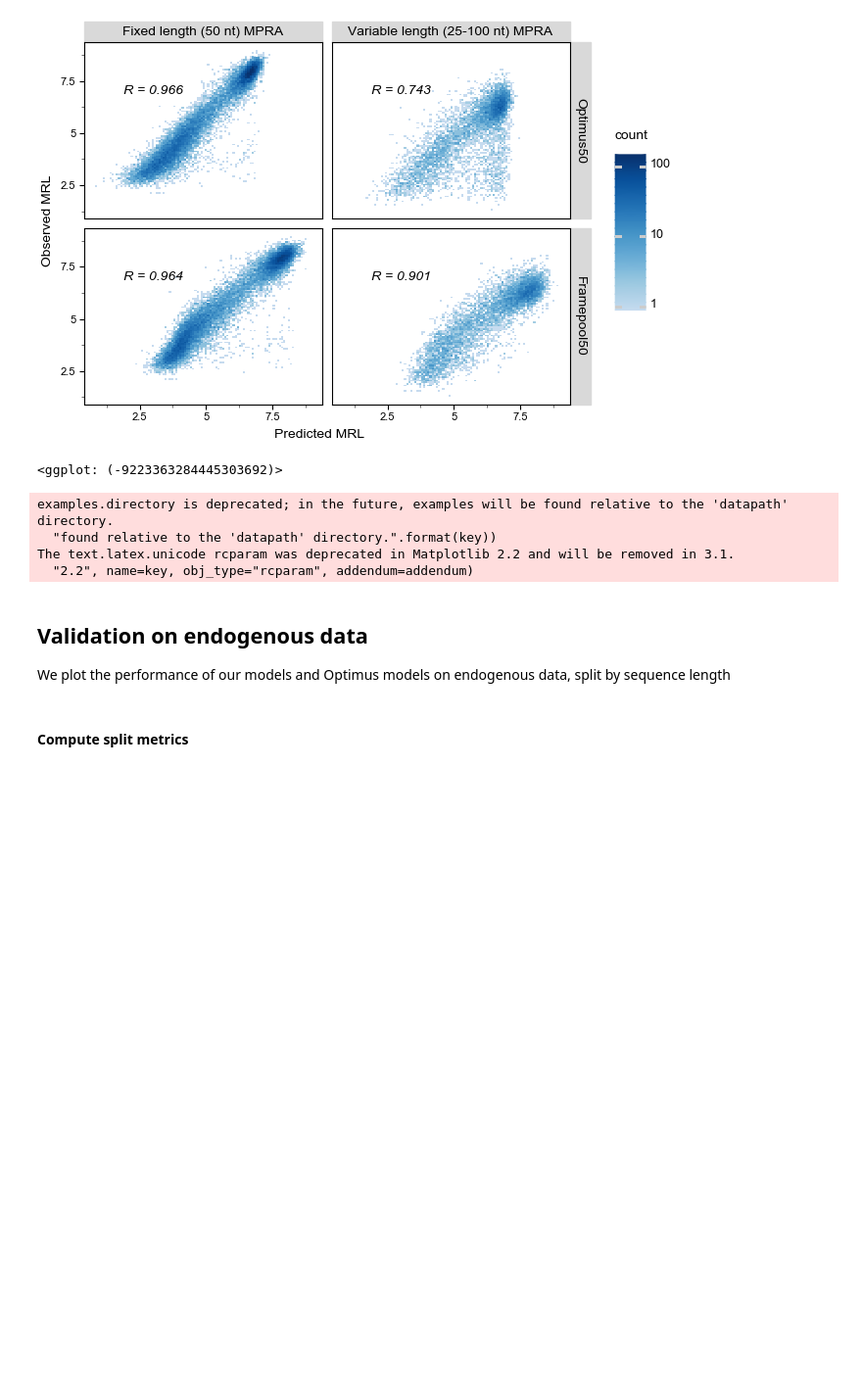
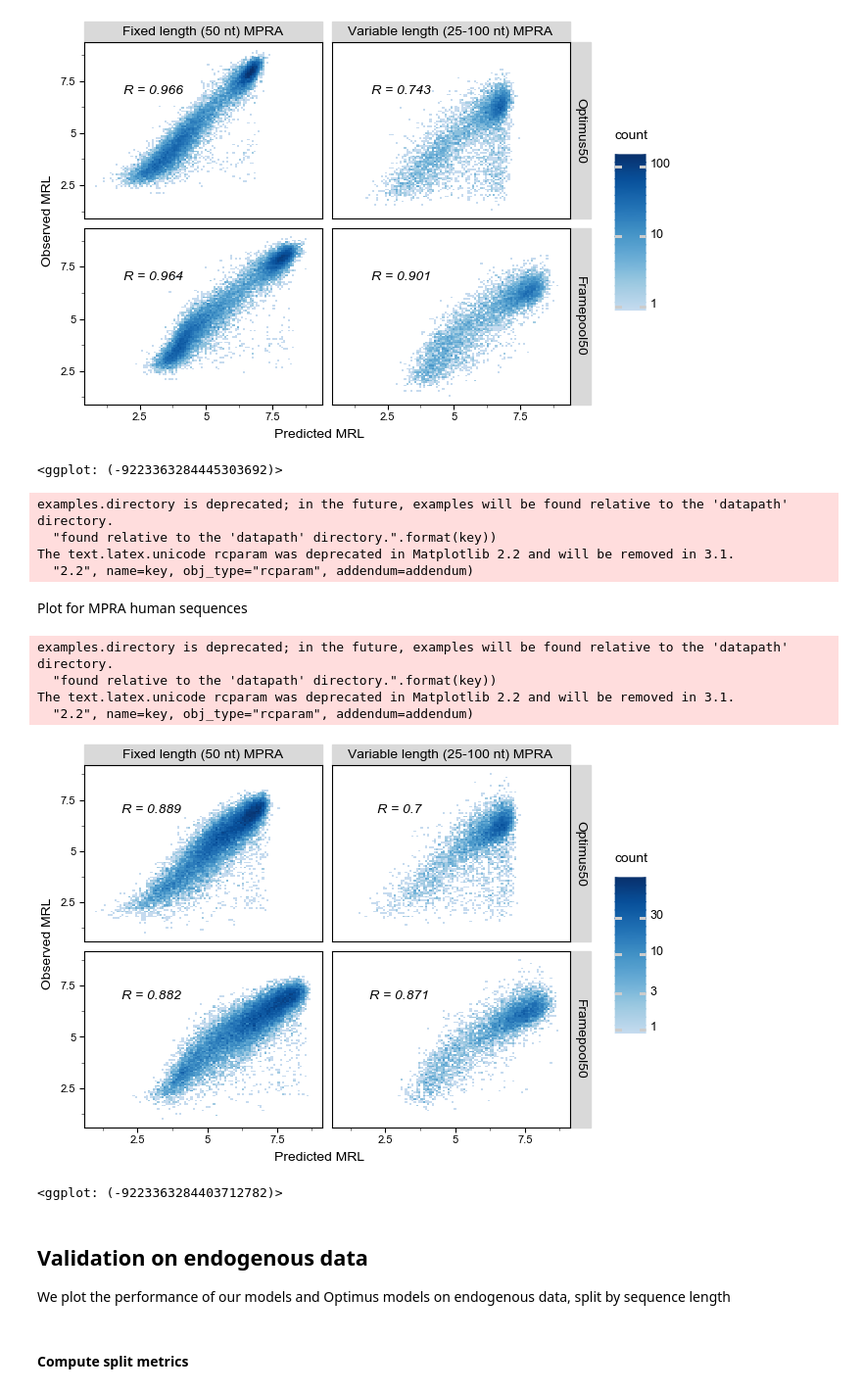
Before and after one commit to Karollus/5UTR, a Jupyter notebook: Modelling/Modelling.ipynb, the cells around one changed output. Shown: that part at 98% size. Drawn from its saved outputs; the diff is of its cells as text; code cells hidden in the pictures; blank space fills up the shorter version.

```diff
--- a/Modelling/Modelling.ipynb
+++ b/Modelling/Modelling.ipynb
@@ -307,7 +293,7 @@ def predict_on_MPRA(model, data_dict, varlen = False, library = "egfp_unmod_1",
     return df
 # %%
 # build dataframe
-def build_mpra_prediction():
+def build_mpra_prediction(human=False):
     concat_df = pd.DataFrame(columns=['Predicted MRL', 'Observed MRL', 'model', 'data', 'R'])
     for modelname in ["Optimus50", "Framepool50", "Optimus100", "Framepool100", "FramepoolCombined"]:
         predmodel = modelname_dict[modelname]
@@ -319,7 +305,10 @@ def build_mpra_prediction():
         extra_encoding_function = []
         if modelname == "FramepoolCombined":
             extra_encoding_function = [library_fn]
-        for data in [("Fixed length (50 nt) MPRA", "egfp_unmod_1", False), ("Variable length (25-100 nt) MPRA", "random", True)]:
+        data_types = [("Fixed length (50 nt) MPRA", "egfp_unmod_1", False), ("Variable length (25-100 nt) MPRA", "random", True)]
+        if human:
+            data_types = [("Fixed length (50 nt) MPRA", "human", False), ("Variable length (25-100 nt) MPRA", "human", True)]
+        for data in data_types:
             varlen = data[2]
             dataname = data[0]
             library = data[1]
@@ -348,3 +337,5 @@ mpra_pred_df[["model", "data", "R"]].drop_duplicates()
 | 1 | Framepool100 | Variable length (25-100 nt) MPRA | 0.903 |
 | 0 | FramepoolCombined | Fixed length (50 nt) MPRA | 0.954 |
 | 1 | FramepoolCombined | Variable length (25-100 nt) MPRA | 0.914 |
+# %%
+mpra_pred_df_human = build_mpra_prediction(human=True)
@@ -385,6 +392,39 @@ examples.directory is deprecated; in the future, examples will be found relative
   "found relative to the 'datapath' directory.".format(key))
 The text.latex.unicode rcparam was deprecated in Matplotlib 2.2 and will be removed in 3.1.
   "2.2", name=key, obj_type="rcparam", addendum=addendum)
+# %% [markdown]
+Plot for MPRA human sequences
+# %%
+# Build a subset
+mpra_pred_df_sub = mpra_pred_df_human[mpra_pred_df_human.model.isin(["Optimus50","Framepool50"])]
+
+# Fix labels
+plotlabel_dict = {"A": "Optimus50", "B": "Framepool50", "C": "Fixed length (50 nt) MPRA", "D": "Variable length (25-100 nt) MPRA"}
+inv_plotlabel_dict = {v: k for k, v in plotlabel_dict.items()}
+mpra_pred_df_sub["model_factor"] = mpra_pred_df_sub["model"].apply(lambda x: inv_plotlabel_dict[x])
+mpra_pred_df_sub["data_factor"] = mpra_pred_df_sub["data"].apply(lambda x: inv_plotlabel_dict[x])
+mpra_pred_R_df_sub = mpra_pred_df_sub[["model_factor", "data_factor", "R"]].drop_duplicates()
+mpra_pred_R_df_sub["R"] = mpra_pred_R_df_sub["R"].apply(lambda x: "R = " + str(x))
+labeller = plotnine.facets.labelling.as_labeller(plotlabel_dict)
+
+# Plot
+p = (plotnine.ggplot(mpra_pred_df_sub, plotnine.aes('Predicted MRL', 'Observed MRL'))
+ #+ plotnine.geom_point(alpha = 0.05, shape = ".", color = "darkblue")
+ + plotnine.geom_bin2d(binwidth = 0.08)
+ + plotnine.scale_fill_continuous(ListedColormap(cm.get_cmap('Blues', 512)(np.linspace(0.25, 1, 384))), trans="log10")
+ #+ plotnine.labs(fill="")
+ + plotnine.facet_grid('model_factor ~ data_factor', labeller = labeller)
+ + plotnine.geom_text(size = 10, data = mpra_pred_R_df_sub, mapping = plotnine.aes(x = 3, y = 7, label = "R"), fontstyle = "italic")
+ + plotnine.theme_matplotlib())
+p
+#p.save("../Graphics/" + "Fig2_human" + ".svg", width=7.0, height=7.0*0.66)
+# %% [output]
+examples.directory is deprecated; in the future, examples will be found relative to the 'datapath' directory.
+  "found relative to the 'datapath' directory.".format(key))
+The text.latex.unicode rcparam was deprecated in Matplotlib 2.2 and will be removed in 3.1.
+  "2.2", name=key, obj_type="rcparam", addendum=addendum)
+[figure, added]
+<ggplot: (-9223363284403712782)>
 # %% [markdown]
 ## **Validation on endogenous data**
 We plot the performance of our models and Optimus models on endogenous data, split by sequence length
```
Also changed, not shown: parts of 72 cells of this notebook, 15 other files.
